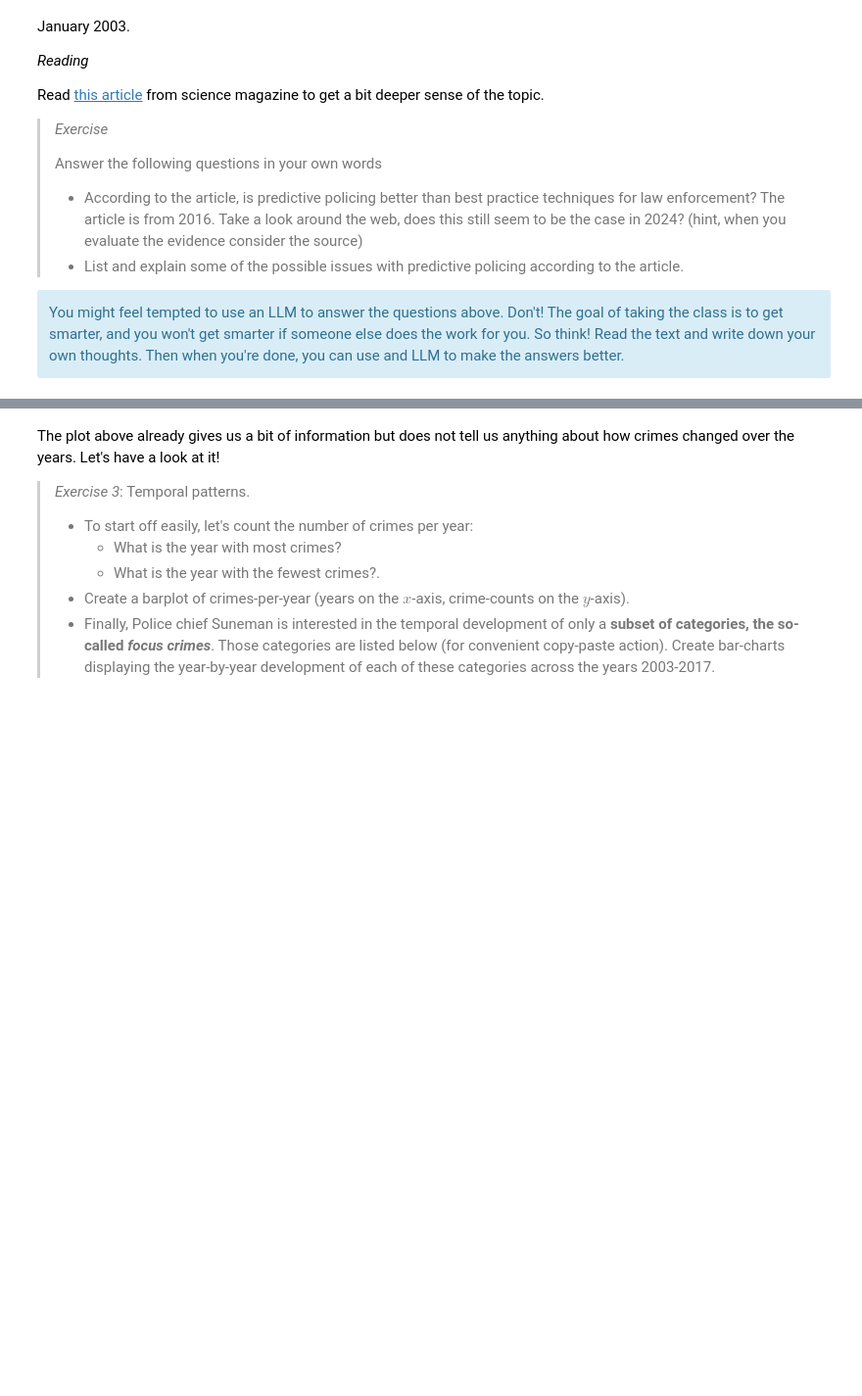
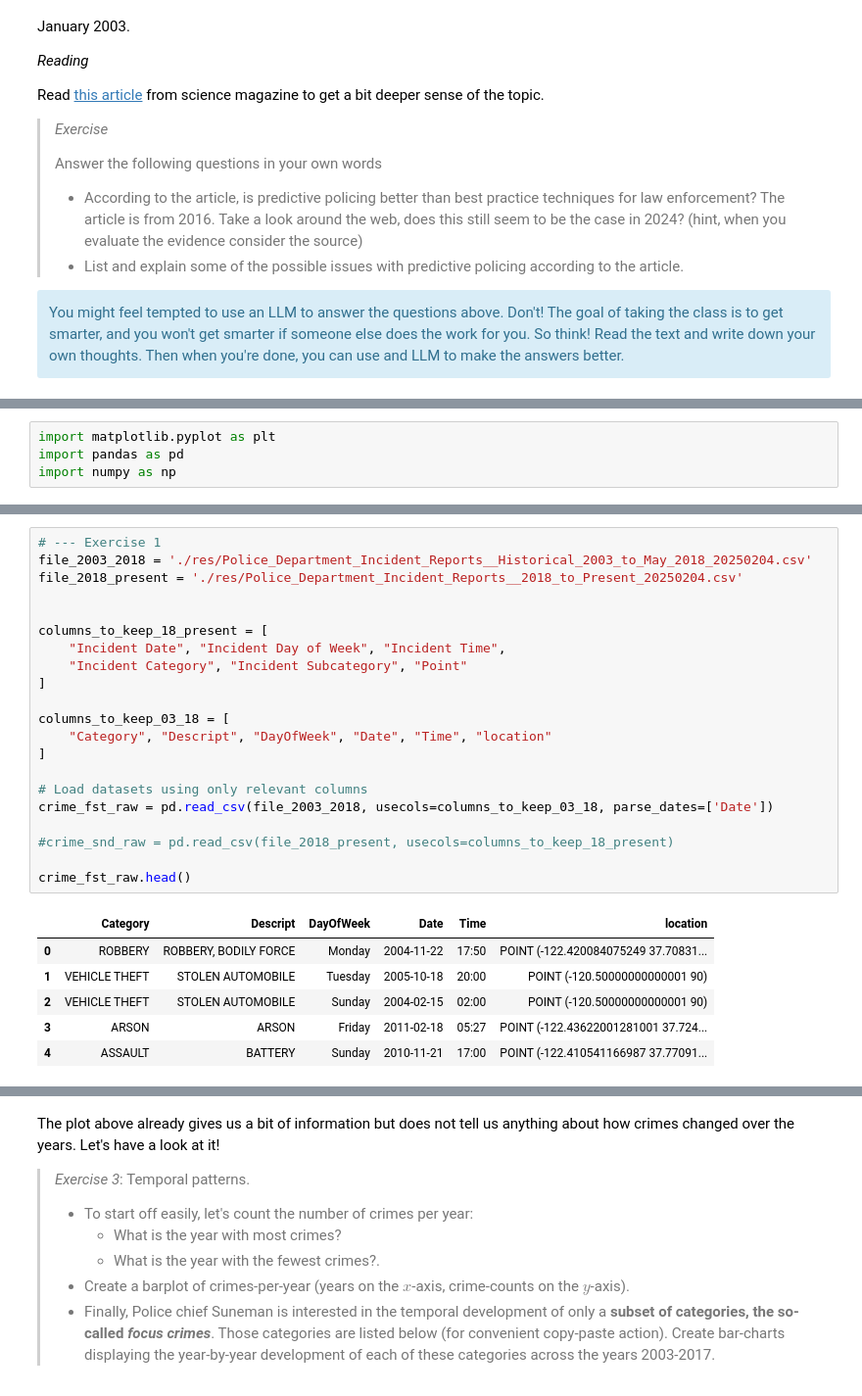
Before and after one commit to rakulmaria/socialdata2025, a Jupyter notebook: lectures/Week1.ipynb, the cells around one changed output, grey strips where cells are left out. Shown: that part at 98% size. Saved outputs shown, nothing was run; the diff lists cells and outputs as text; blank space fills up the shorter version.

```diff
--- a/lectures/Week1.ipynb
+++ b/lectures/Week1.ipynb
@@ -70,3 +75,7 @@ You might feel tempted to use an LLM to answer the questions above. Don't! The g
+# %%
+import matplotlib.pyplot as plt
+import pandas as pd
+import numpy as np
 # %% [markdown]
 # Part 2: Load some crime-data into your Jupyter notebook
 
@@ -107,3 +116,31 @@ In order to do awesome *predictive policing* later on in the class, we're going
 <div class="alert alert-block alert-info">
 As above, you're allowed to use LLMs as much as you like for this exercise.
 </div>
+# %%
+# --- Exercise 1
+file_2003_2018 = './res/Police_Department_Incident_Reports__Historical_2003_to_May_2018_20250204.csv'
+file_2018_present = './res/Police_Department_Incident_Reports__2018_to_Present_20250204.csv'
+
+
+columns_to_keep_18_present = [
+    "Incident Date", "Incident Day of Week", "Incident Time",
+    "Incident Category", "Incident Subcategory", "Point"
+]
+
+columns_to_keep_03_18 = [
+    "Category", "Descript", "DayOfWeek", "Date", "Time", "location"
+]
+
+# Load datasets using only relevant columns
+crime_fst_raw = pd.read_csv(file_2003_2018, usecols=columns_to_keep_03_18, parse_dates=['Date'])
+
+#crime_snd_raw = pd.read_csv(file_2018_present, usecols=columns_to_keep_18_present)
+
+crime_fst_raw.head()
+# %% [output]
+|  | Category | Descript | DayOfWeek | Date | Time | location |
+| 0 | ROBBERY | ROBBERY, BODILY FORCE | Monday | 2004-11-22 | 17:50 | POINT (-122.420084075249 37.70831... |
+| 1 | VEHICLE THEFT | STOLEN AUTOMOBILE | Tuesday | 2005-10-18 | 20:00 | POINT (-120.50000000000001 90) |
+| 2 | VEHICLE THEFT | STOLEN AUTOMOBILE | Sunday | 2004-02-15 | 02:00 | POINT (-120.50000000000001 90) |
+| 3 | ARSON | ARSON | Friday | 2011-02-18 | 05:27 | POINT (-122.43622001281001 37.724... |
+| 4 | ASSAULT | BATTERY | Sunday | 2010-11-21 | 17:00 | POINT (-122.410541166987 37.77091... |
```
Also changed, not shown: parts of 5 cells of this notebook.
